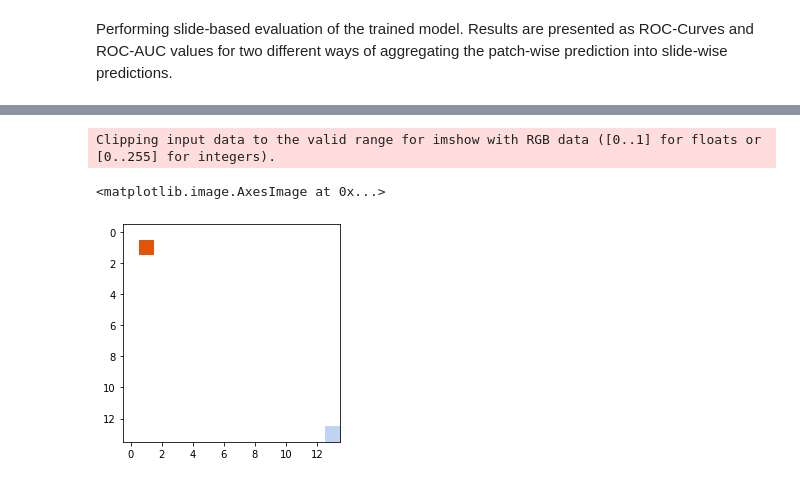
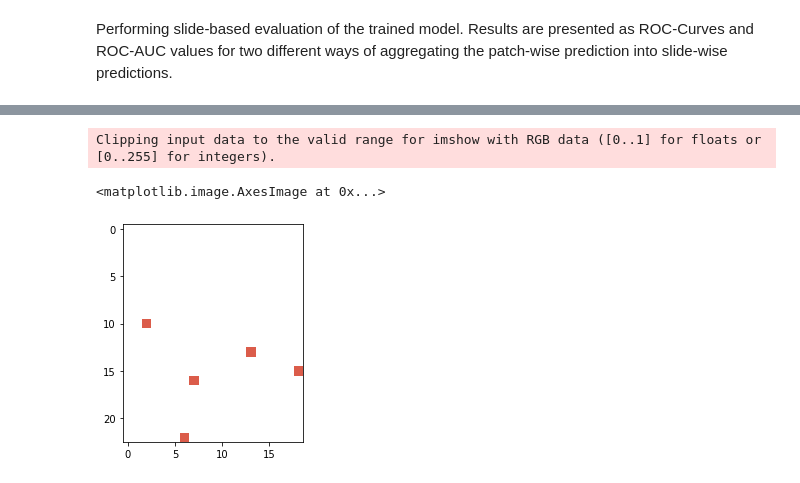
Before and after one commit to ImagingDataCommons/idc-pathomics-use-case-1, a Jupyter notebook: src/evaluation.ipynb, the cells around one changed output, grey strips where cells are left out. Saved outputs shown, nothing was run; the diff lists cells and outputs as text; code cells hidden in the pictures.

Commit message:
rough finish of evaluation

```diff
--- a/src/evaluation.ipynb
+++ b/src/evaluation.ipynb
@@ -10,16 +7,12 @@ The autoreload extension is already loaded. To reload it, use:
 # %% [markdown]
 Performing slide-based evaluation of the trained model. Results are presented as ROC-Curves and ROC-AUC values for two different ways of aggregating the patch-wise prediction into slide-wise predictions.
 # %%
-import matplotlib.pyplot as plt
 from data.data_set import Dataset
-from data.data_point import DataPoint
 from model.inceptionv3_model import InceptionModel
 from evaluation.evaluation import Predictions
-from evaluation.roc import evaluate_by_roc_curve
-import matplotlib.pyplot as plt
 
-test_dataset = Dataset('/home/dschacherer_fme/input/csv_test_norm_cancer_small.csv', num_classes=2)
+test_dataset = Dataset('/home/dschacherer_fme/input/csv_test_norm_cancer.csv', num_classes=2)
 model = InceptionModel(load_trained_model_from='/home/dschacherer_fme/output_test/trained_model')
-
 predictions = Predictions(model, test_dataset)
+predictions.save('/home/dschacherer_fme/output_test/predictions.json')
 # %% [output]
@@ -31,16 +36,8 @@ predictions = Predictions(model, test_dataset)
 # %%
-colormaps=[plt.get_cmap('coolwarm'), plt.get_cmap('coolwarm'), plt.get_cmap('Oranges')]
-hm=predictions.create_heatmap_for_slide('TCGA-18-3415-01A-01-TS1.d922ab4a-e5c2-4b49-a173-964e569e3985', colormaps)
-#cmap = plt.get_cmap('coolwarm')
-#cmap.set_under('k', alpha=0)
+colormaps=['coolwarm', 'coolwarm', 'Oranges']
+hm = predictions.generate_heatmap_for_slide('TCGA-18-3415-01A-01-TS1.d922ab4a-e5c2-4b49-a173-964e569e3985', colormaps)
 plt.imshow(hm)
-#cmap(1)
-
-#result_df = per_slide_evaluation(model, test_dataset)
-#fig = plt.figure(figsize=(10, 7))
-#evaluate_by_roc_curve(fig, result_df)
-#plt.savefig('/home/dschacherer_fme/output_test/roc.png')
 # %% [output]
 Clipping input data to the valid range for imshow with RGB data ([0..1] for floats or [0..255] for integers).
 <matplotlib.image.AxesImage at 0x...>
-[figure, old version]
+[figure, new version]
```
Also changed, not shown: parts of 6 cells of this notebook, 1 other file.
